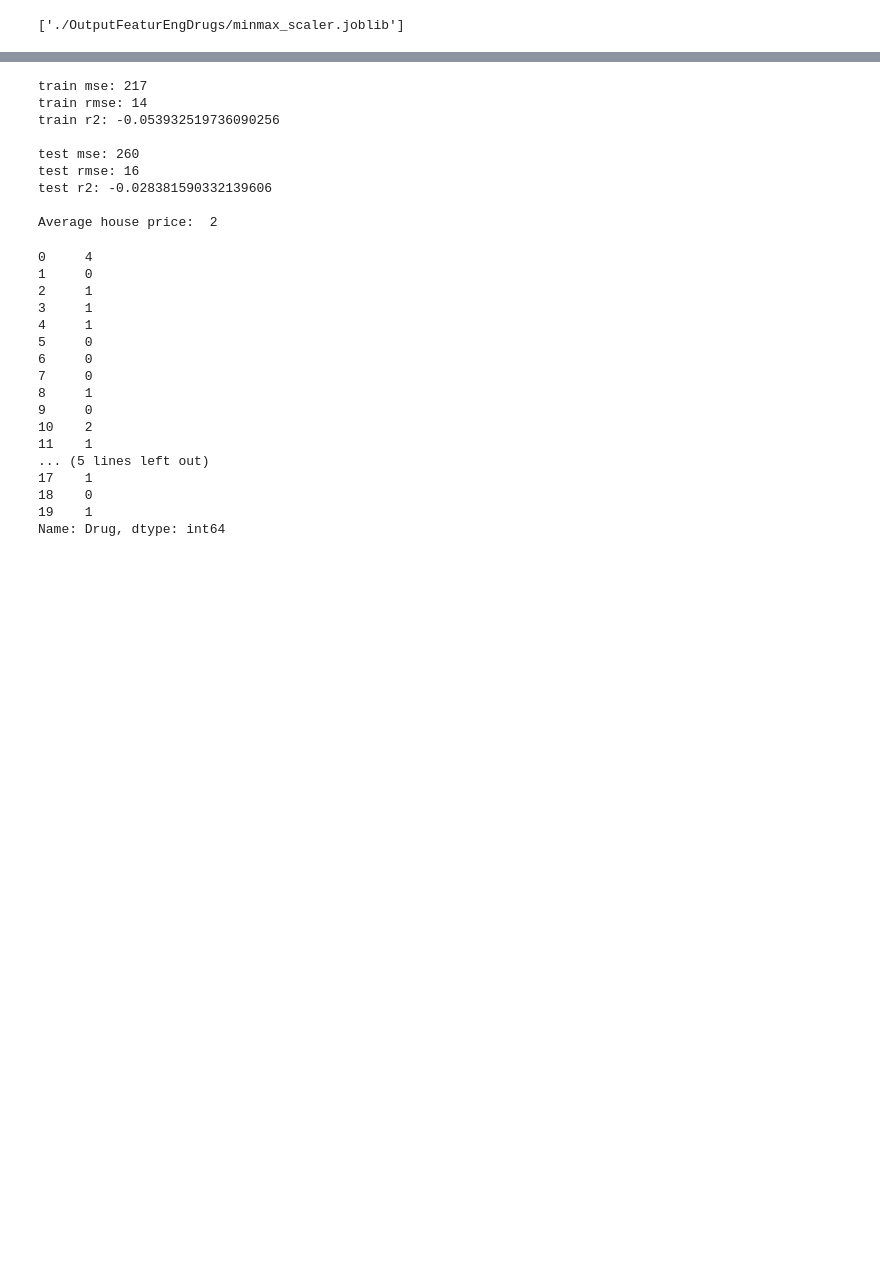
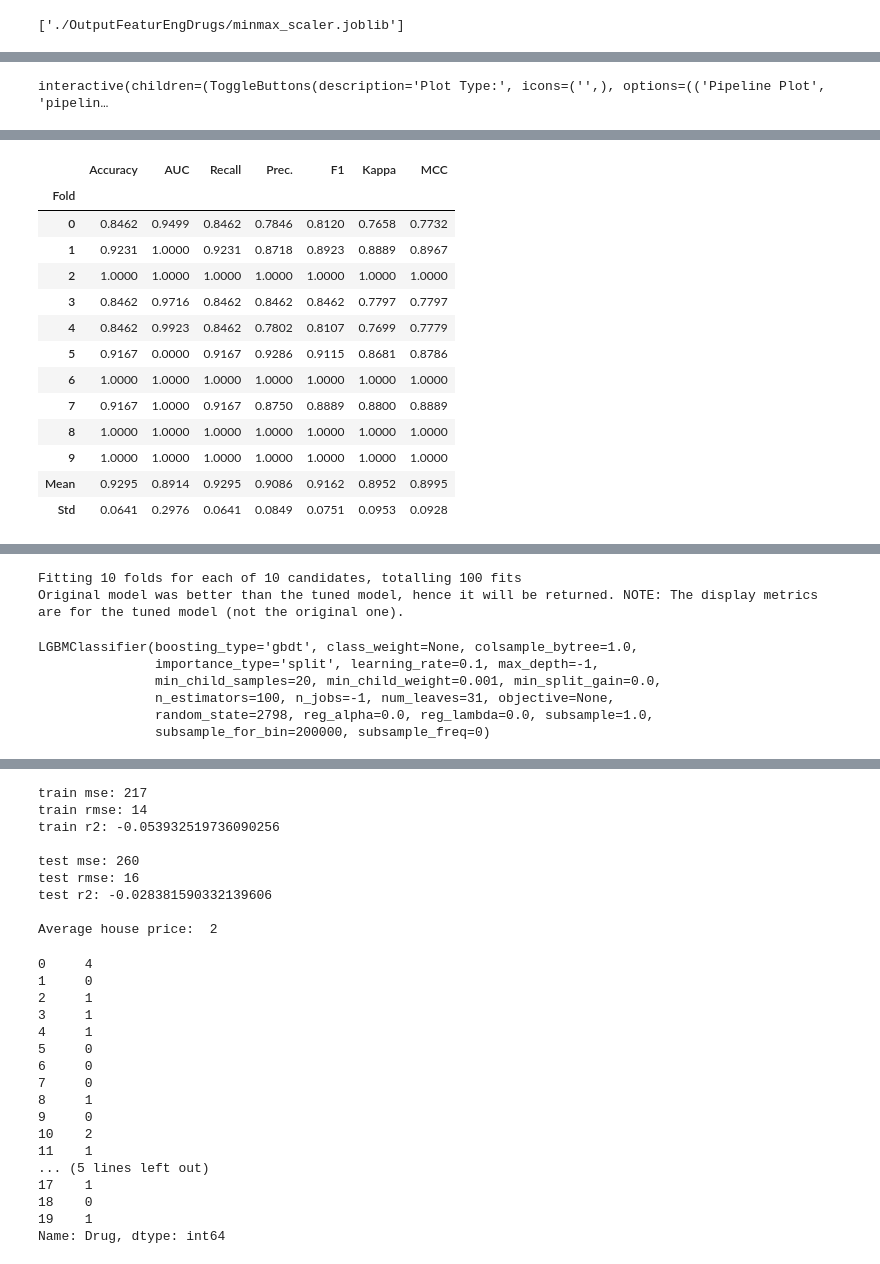
Before and after one commit to jakogarces/MLProjectDocker, a Jupyter notebook: pipeline/1-FeatureEngDrugs.ipynb, the cells around one changed output, grey strips where cells are left out. Drawn from its saved outputs; the diff is of its cells as text; code cells hidden in the pictures; blank space fills up the shorter version.

```diff
--- a/pipeline/1-FeatureEngDrugs.ipynb
+++ b/pipeline/1-FeatureEngDrugs.ipynb
@@ -194,0 +301,6 @@ joblib.dump(scaler, './OutputFeaturEngDrugs/minmax_scaler.joblib')
+# %%
+evaluate_model(best)
+#Picking the winner
+#best_model = automl(optimize = 'Accuracy')
+# %% [output]
+interactive(children=(ToggleButtons(description='Plot Type:', icons=('',), options=(('Pipeline Plot', 'pipelin…
@@ -194,0 +308,14 @@ joblib.dump(scaler, './OutputFeaturEngDrugs/minmax_scaler.joblib')
+|  | Accuracy | AUC | Recall | Prec. | F1 | Kappa | MCC |
+| Fold |  |  |  |  |  |  |  |
+| 0 | 0.8462 | 0.9499 | 0.8462 | 0.7846 | 0.8120 | 0.7658 | 0.7732 |
+| 1 | 0.9231 | 1.0000 | 0.9231 | 0.8718 | 0.8923 | 0.8889 | 0.8967 |
+| 2 | 1.0000 | 1.0000 | 1.0000 | 1.0000 | 1.0000 | 1.0000 | 1.0000 |
+| 3 | 0.8462 | 0.9716 | 0.8462 | 0.8462 | 0.8462 | 0.7797 | 0.7797 |
+| 4 | 0.8462 | 0.9923 | 0.8462 | 0.7802 | 0.8107 | 0.7699 | 0.7779 |
+| 5 | 0.9167 | 0.0000 | 0.9167 | 0.9286 | 0.9115 | 0.8681 | 0.8786 |
+| 6 | 1.0000 | 1.0000 | 1.0000 | 1.0000 | 1.0000 | 1.0000 | 1.0000 |
+| 7 | 0.9167 | 1.0000 | 0.9167 | 0.8750 | 0.8889 | 0.8800 | 0.8889 |
+| 8 | 1.0000 | 1.0000 | 1.0000 | 1.0000 | 1.0000 | 1.0000 | 1.0000 |
+| 9 | 1.0000 | 1.0000 | 1.0000 | 1.0000 | 1.0000 | 1.0000 | 1.0000 |
+| Mean | 0.9295 | 0.8914 | 0.9295 | 0.9086 | 0.9162 | 0.8952 | 0.8995 |
+| Std | 0.0641 | 0.2976 | 0.0641 | 0.0849 | 0.0751 | 0.0953 | 0.0928 |
@@ -194,0 +323,14 @@ joblib.dump(scaler, './OutputFeaturEngDrugs/minmax_scaler.joblib')
+Fitting 10 folds for each of 10 candidates, totalling 100 fits
+Original model was better than the tuned model, hence it will be returned. NOTE: The display metrics are for the tuned model (not the original one).
+# %%
+#Fine-tuning the best model
+#tuned_best_model = tune_model(best,n_iter=10, choose_better=True)
+
+tuned_best_model
+# %% [output]
+LGBMClassifier(boosting_type='gbdt', class_weight=None, colsample_bytree=1.0,
+               importance_type='split', learning_rate=0.1, max_depth=-1,
+               min_child_samples=20, min_child_weight=0.001, min_split_gain=0.0,
+               n_estimators=100, n_jobs=-1, num_leaves=31, objective=None,
+               random_state=2798, reg_alpha=0.0, reg_lambda=0.0, subsample=1.0,
+               subsample_for_bin=200000, subsample_freq=0)
```
Also changed, not shown: parts of 21 cells of this notebook, 13 other files.
